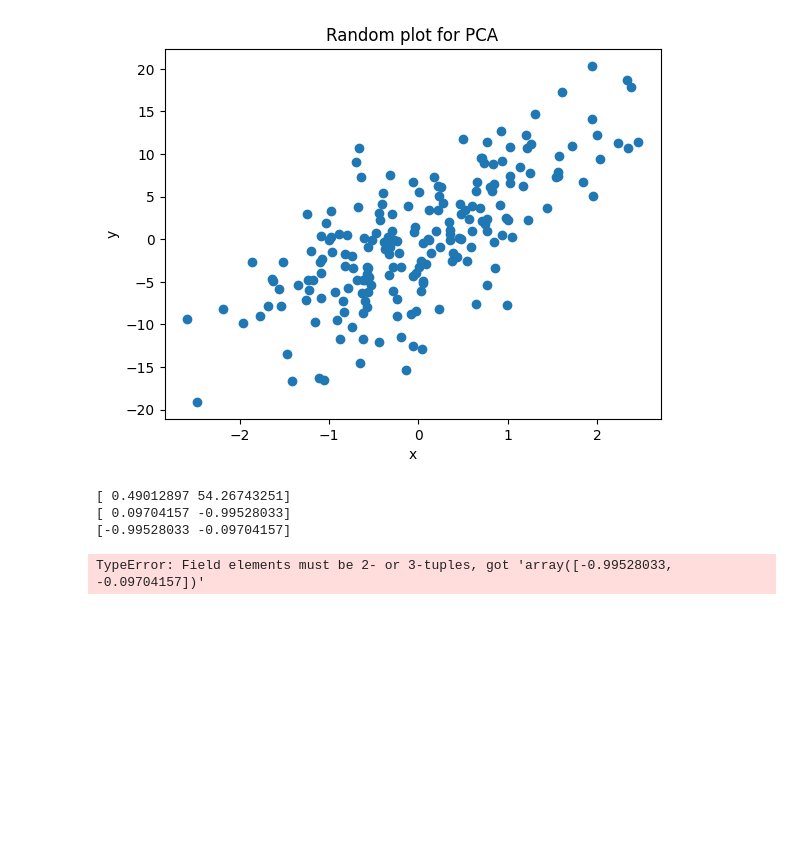
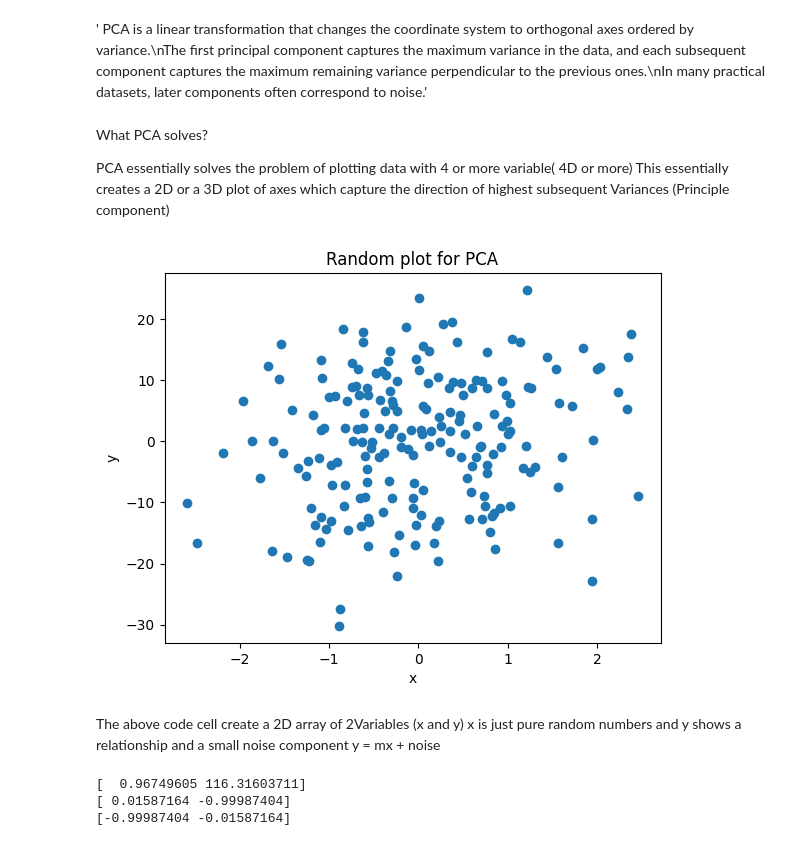
Before and after one commit to KavinKishoreI/Machine-Learning-Algs, a Jupyter notebook: PCA.ipynb, the cells around one changed output. Saved outputs shown, nothing was run; the diff lists cells and outputs as text; code cells hidden in the pictures; blank space fills up the shorter version.

```diff
--- a/PCA.ipynb
+++ b/PCA.ipynb
@@ -1,3 +1,5 @@
+# %% [markdown]
+' PCA is a linear transformation that changes the coordinate system to orthogonal axes ordered by variance.\nThe first principal component captures the maximum variance in the data, and each subsequent component captures the maximum remaining variance perpendicular to the previous ones.\nIn many practical datasets, later components often correspond to noise.'
 # %%
 import numpy as np
 import matplotlib.pyplot as plt
@@ -7,22 +6,29 @@ In many practical datasets, later components often correspond to noise."""
+# %% [markdown]
+What PCA solves?
+
+PCA essentially solves the problem of plotting data with 4 or more variable( 4D or more) This essentially creates a 2D or a 3D plot of axes which capture the direction of highest subsequent Variances (Principle component)
 # %%
 np.random.seed(0)
 X = np.random.randn(200, 2 ) # create a 2D array with random values.
 # currently there is no correlation just randomness.
 #print(X)
 # lets make the column 1 depend on column 2
-X[: , 1] = 5 * X[:, 0 ] + 5 * np.random.randn(200)
+X[: , 1] = np.random.randint(1,29)* X[:, 0 ] + 10 * np.random.randn(200)
 
 
 mean = X.mean(axis= 0)
 # calculate feature-wise mean essentially using broadcasting this vector will help u scale the vector to many dimensions
 X = X-mean
 plt.scatter(X[:,0], X[:,1] )
 plt.title("Random plot for PCA")
 plt.xlabel('x')
 plt.ylabel('y')
 plt.show()
 # %% [output]
-[figure, old version]
+[figure, new version]
+# %% [markdown]
+The above code cell create a 2D array of 2Variables (x and y) x is just pure random numbers and y shows a relationship and a small noise component
+y = mx + noise
 # %%
 covariance_matrix = np.cov(X, rowvar = 0)
 eigen_value , [eigen_vector1, eigen_vector2 ] = np.linalg.eig(covariance_matrix)
@@ -30,16 +36,6 @@ print(eigen_value)
 print(eigen_vector2)
 print(eigen_vector1)
 # %% [output]
-[ 0.49012897 54.26743251]
-[ 0.09704157 -0.99528033]
-[-0.99528033 -0.09704157]
+[  0.96749605 116.31603711]
+[ 0.01587164 -0.99987404]
+[-0.99987404 -0.01587164]
-# %%
-pc1 = np.dot(X, eigen_vector2)
-pc2 = np.dot(X, eigen_vector1)
-print(np.var(pc1))
-print(np.var(pc2))
-plt.scatter(pc1,pc2)
-plt.xlabel('PC1')
-plt.ylabel('PC2')
-# %% [output]
-TypeError: Field elements must be 2- or 3-tuples, got 'array([-0.99528033, -0.09704157])'
```
Also changed, not shown: parts of 5 cells of this notebook, 6 other files.
